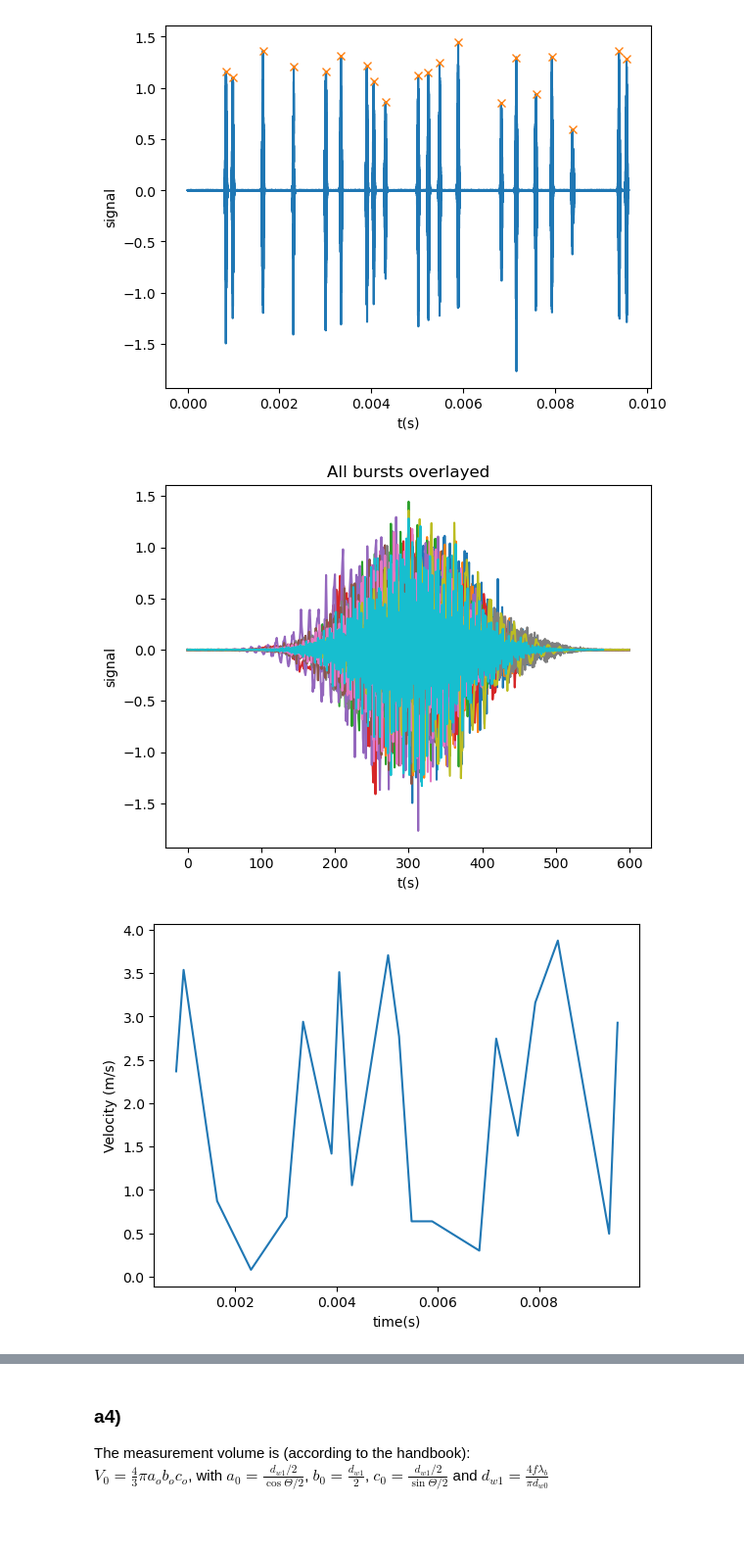
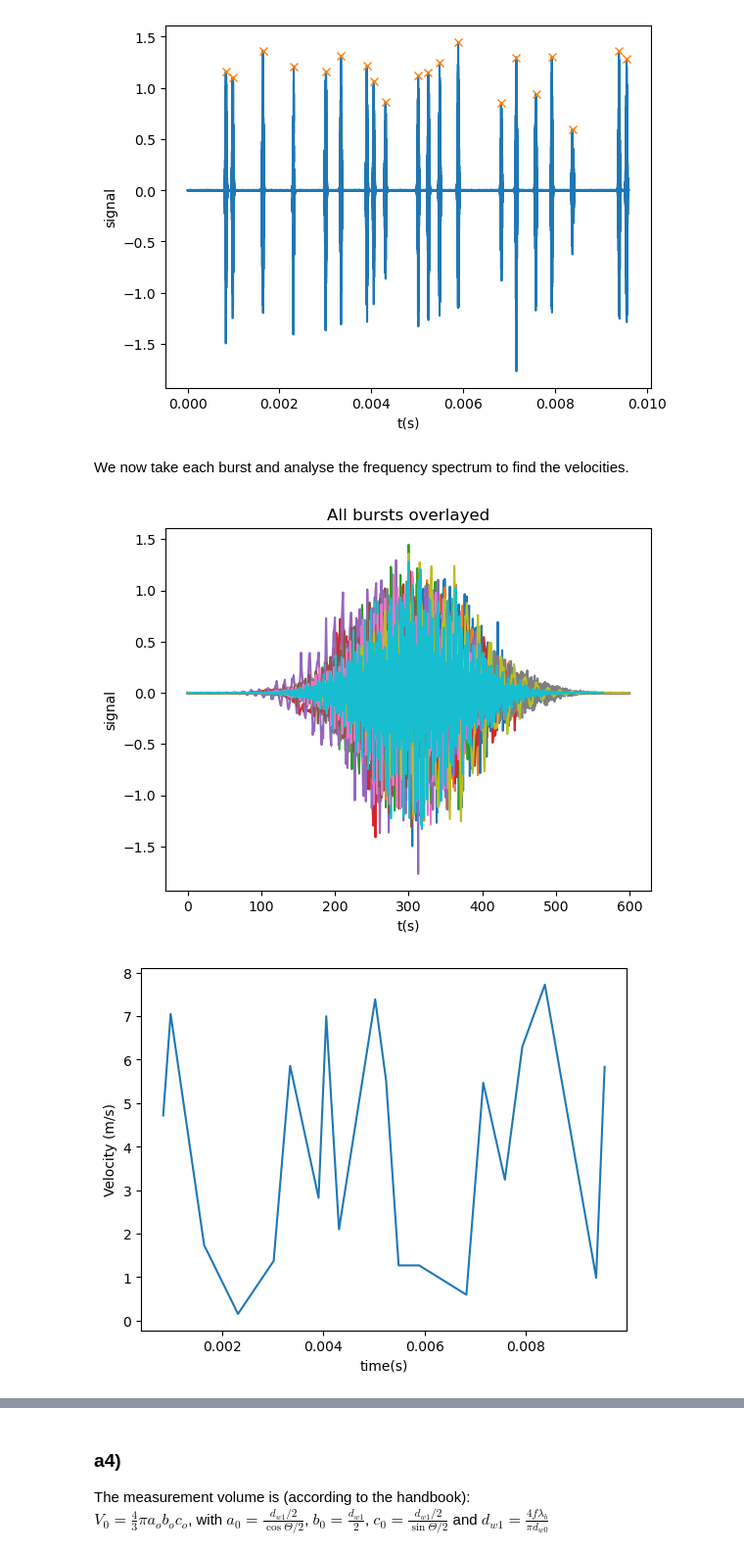
Before and after one commit to TFLVerouden/ETPoF, a Jupyter notebook: HW4/HW_4_Ann.ipynb, the cells around one changed output, grey strips where cells are left out. Shown at 98% size. Cells and saved outputs as stored; diff of their text form; code cells hidden in the pictures; blank space fills up the shorter version.

```diff
--- a/HW4/HW_4_Ann.ipynb
+++ b/HW4/HW_4_Ann.ipynb
@@ -98,40 +99,42 @@ plt.ylabel('signal')
 plt.show()
 # %% [output]
 [figure]
+# %% [markdown]
+We now take each burst and analyse the frequency spectrum to find the velocities.
 # %%
 #take each burst and analyse the frequency spectrum
 V = np.zeros(0)
 T = np.zeros(0)
 for i in peaks:
     #find burst signal
     burst = signal[i-whalf:i+whalf]
 
     plt.figure(4)
     plt.plot(burst)
     plt.title('All bursts overlayed')
     plt.xlabel('t(s)')
     plt.ylabel('signal')
 
     #frequency spectrum analysis
     fs = 1/(t[1]-t[0])     # Hz
     n_pieces = 1
     f, PS = bartlett_fft(burst, fs, n_pieces)
 
     #find most powerful frequency
     ind = np.argmax(PS) #find peak
     fD = abs(f[ind])
 
 
-    vp = fD*lam/(2*np.sin(angle))
-    v = vp/(1-np.exp(-t[i]/tau_air[0]))
-    V = np.append(V, v)
+    vp = fD*lam/(2*np.sin(angle/2))
+    #v = vp/(1-np.exp(-t[i]/tau_air[0]))
+    V = np.append(V, vp)
     T = np.append(T, t[i])
 plt.show()
 plt.figure(3)
 plt.plot(T, V)
 plt.xlabel('time(s)')
 plt.ylabel('Velocity (m/s)')
 plt.show()
 # %% [output]
 [figure]
-[figure, old version]
+[figure, new version]
```
Also changed, not shown: parts of 9 cells of this notebook.
